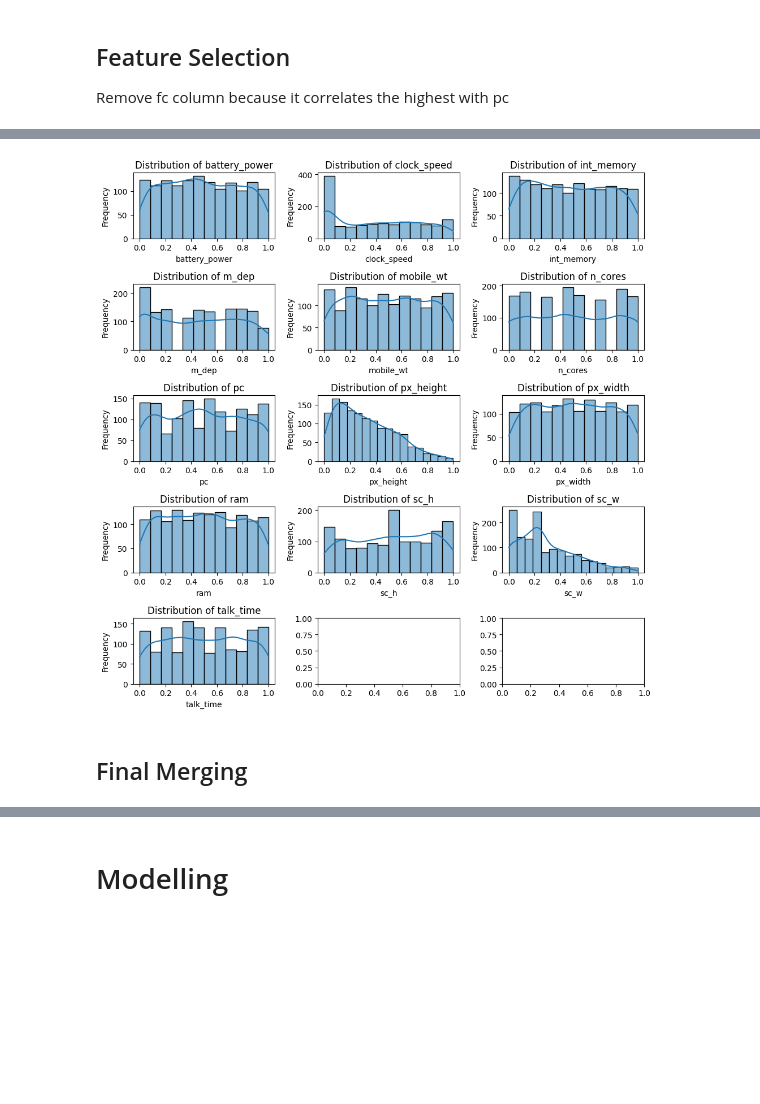
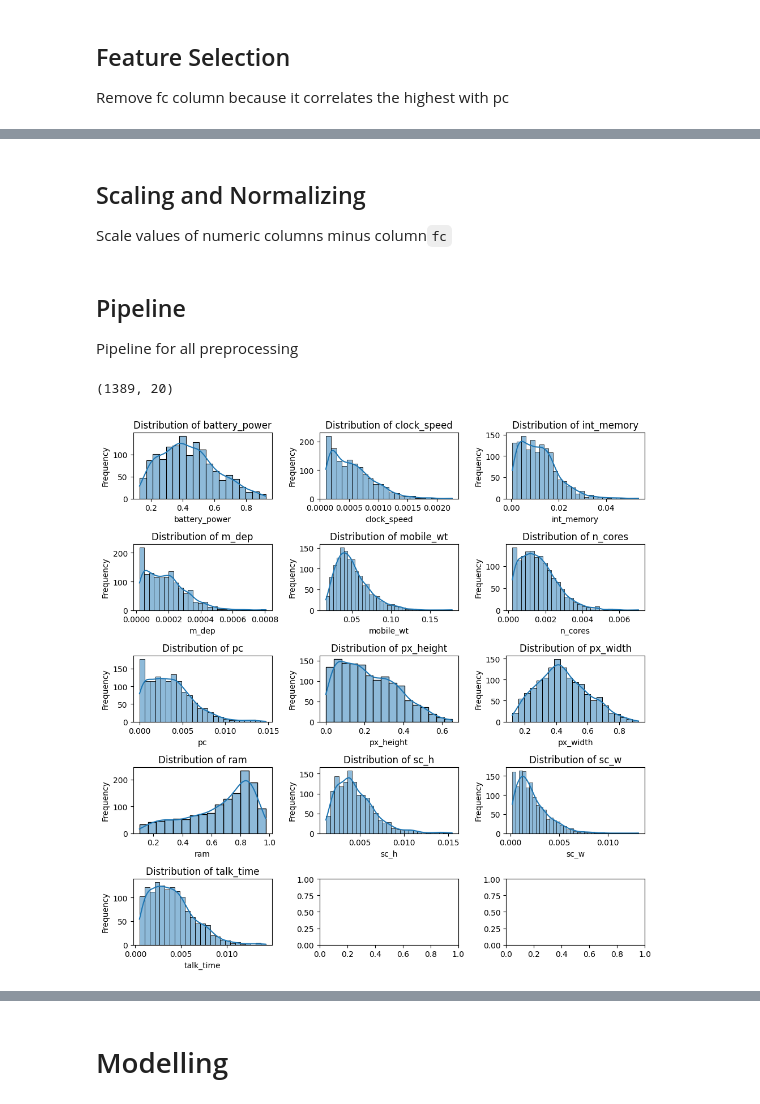
Before and after one commit to MHEN2606/Tubes2_melihatA, a Jupyter notebook: tubes2-melihatA.ipynb, the cells around one changed output, grey strips where cells are left out. Cells and saved outputs as stored; diff of their text form; code cells hidden in the pictures; blank space fills up the shorter version.

```diff
--- a/tubes2-melihatA.ipynb
+++ b/tubes2-melihatA.ipynb
@@ -166,17 +121,60 @@ scaled_df
+# %%
+class DropColumn(BaseEstimator, TransformerMixin):
+    def __init__(self, column):
+        self.column = column
+        return None
+
+    def fit(self, X, y=None):
+        return self
+
+    def transform(self, X):
+        X_ = X.drop(columns = self.column)
+        return X_
+# %% [markdown]
+## Scaling and Normalizing
+Scale values of numeric columns minus column`fc`
+# %%
+numericTransformation = ColumnTransformer(
+    transformers = [
+#         ('scaling', MinMaxScaler(), numeric_columns)
+        ('normalizing', Normalizer(), numeric_columns)
+    ],
+    remainder = 'passthrough'
+)
+# %% [markdown]
+## Pipeline
+Pipeline for all preprocessing
+# %%
+pipeline = Pipeline([
+    ('removing outliers', OutlierRemoval()),
+    ('invalid data replacement', InvalidReplacement()),
+    ('feature selection', DropColumn('fc'))
+])
+
+full_pipeline = Pipeline([
+    ('preprocessor', pipeline),
+    ('scaling', numericTransformation)
+])
+
+transformed_column_names = numeric_columns + [col for col in train_df.columns if col not in numeric_columns and col != 'fc']
+processed_data = full_pipeline.fit_transform(train_df)
+print(processed_data.shape)
+processed_df = pd.DataFrame(processed_data, columns = transformed_column_names)
+# %% [output]
+(1389, 20)
 # %%
 fig, ax = plt.subplots(5, 3, figsize = (10,10))
+
 for i, col in enumerate(numeric_columns):
     r = i // 3
     c = i % 3
 
-    sns.histplot(kde=True,data=scaled_df[col], ax=ax[r,c])
+    sns.histplot(kde=True,data=processed_df[col], ax=ax[r,c])
     ax[r, c].set_title(f'Distribution of {col}')
     ax[r, c].set_xlabel(col)
     ax[r, c].set_ylabel("Frequency")
 
 plt.tight_layout()
 plt.show()
 # %% [output]
-[figure, old version]
+[figure, new version]
-# %% [markdown]
-## Final Merging
```
Also changed, not shown: parts of 40 cells of this notebook.
